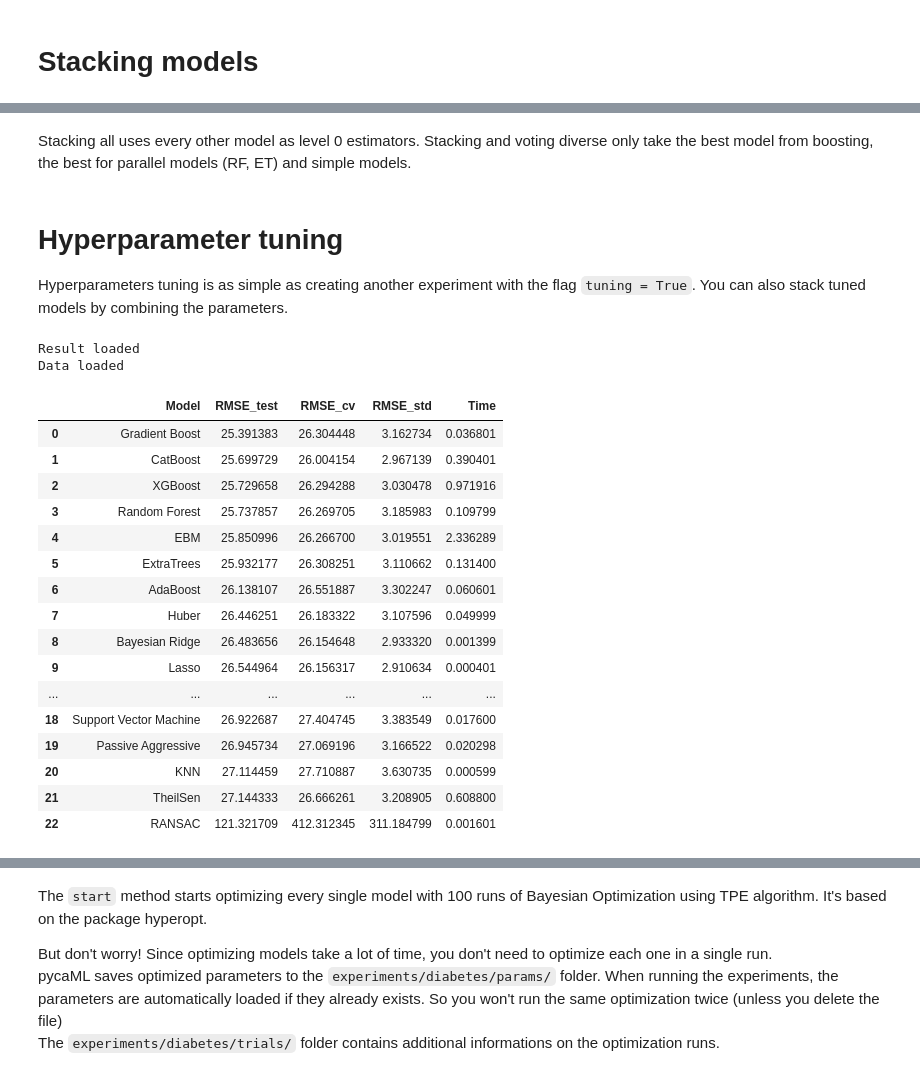
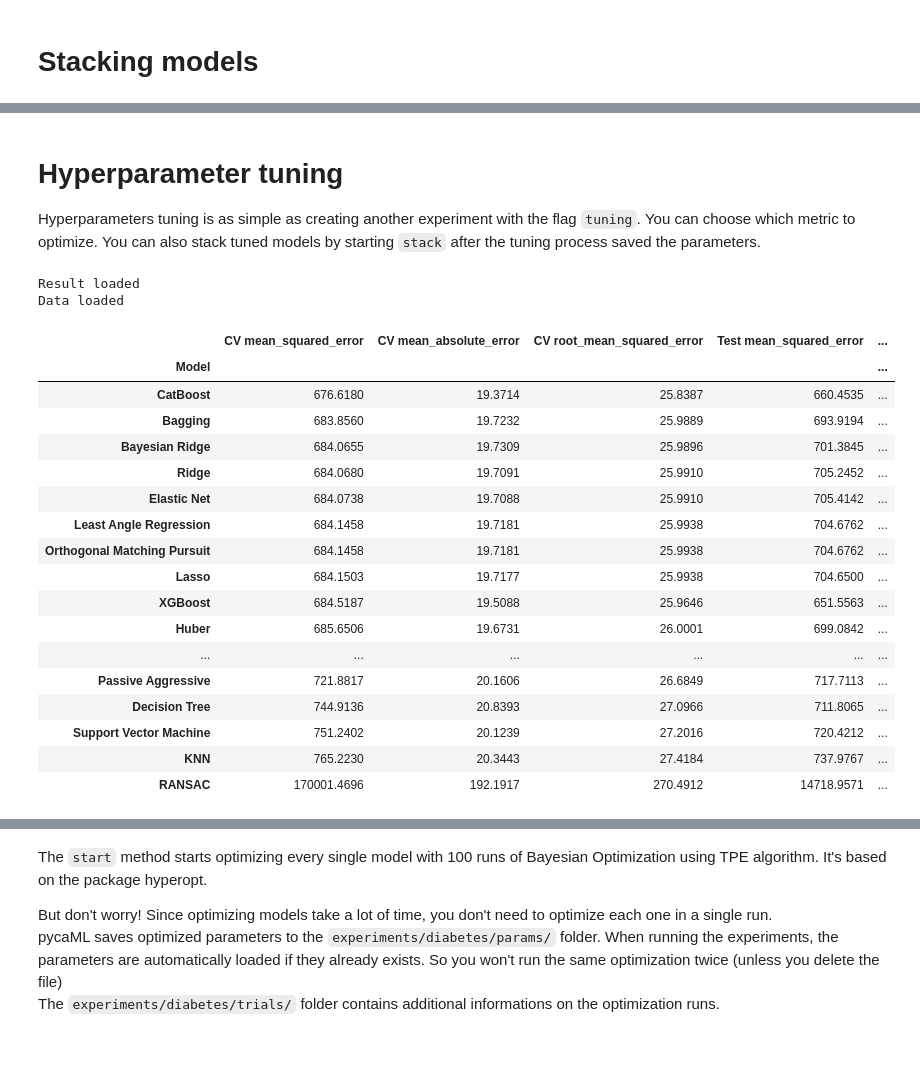
Before and after one commit to reese3222/pycaML, a Jupyter notebook: notebooks/regression_example/regression.ipynb, the cells around one changed output, grey strips where cells are left out. Saved outputs shown, nothing was run; the diff lists cells and outputs as text; code cells hidden in the pictures; blank space fills up the shorter version.

```diff
--- a/notebooks/regression_example/regression.ipynb
+++ b/notebooks/regression_example/regression.ipynb
@@ -69,32 +72,29 @@ Data loaded
-# %% [markdown]
-Stacking all uses every other model as level 0 estimators.
-Stacking and voting diverse only take the best model from boosting, the best for parallel models (RF, ET) and simple models.
 # %% [markdown]
 # Hyperparameter tuning
-Hyperparameters tuning is as simple as creating another experiment with the flag `tuning = True`. You can also stack tuned models by combining the parameters.
+Hyperparameters tuning is as simple as creating another experiment with the flag `tuning`. You can choose which metric to optimize. You can also stack tuned models by starting `stack` after the tuning process saved the parameters.
 # %%
-diabetes_tuned = RegressionExperiment(name = 'diabetes', tuning = True)
-#n_eval optional paramerer, default = 100
-diabetes_tuned.start(n_eval = 100)
+diabetes_tuned = RegressionExperiment(name = 'diabetes', tuning = 'mean_squared_error')
+diabetes_tuned.start()
 diabetes_tuned.result
 # %% [output]
 Result loaded
 Data loaded
-|  | Model | RMSE_test | RMSE_cv | RMSE_std | Time |
-| 0 | Gradient Boost | 25.391383 | 26.304448 | 3.162734 | 0.036801 |
-| 1 | CatBoost | 25.699729 | 26.004154 | 2.967139 | 0.390401 |
-| 2 | XGBoost | 25.729658 | 26.294288 | 3.030478 | 0.971916 |
-| 3 | Random Forest | 25.737857 | 26.269705 | 3.185983 | 0.109799 |
-| 4 | EBM | 25.850996 | 26.266700 | 3.019551 | 2.336289 |
-| 5 | ExtraTrees | 25.932177 | 26.308251 | 3.110662 | 0.131400 |
-| 6 | AdaBoost | 26.138107 | 26.551887 | 3.302247 | 0.060601 |
-| 7 | Huber | 26.446251 | 26.183322 | 3.107596 | 0.049999 |
-| 8 | Bayesian Ridge | 26.483656 | 26.154648 | 2.933320 | 0.001399 |
-| 9 | Lasso | 26.544964 | 26.156317 | 2.910634 | 0.000401 |
+|  | CV mean_squared_error | CV mean_absolute_error | CV root_mean_squared_error | Test mean_squared_error | ... |
+| Model |  |  |  |  | ... |
+| CatBoost | 676.6180 | 19.3714 | 25.8387 | 660.4535 | ... |
+| Bagging | 683.8560 | 19.7232 | 25.9889 | 693.9194 | ... |
+| Bayesian Ridge | 684.0655 | 19.7309 | 25.9896 | 701.3845 | ... |
+| Ridge | 684.0680 | 19.7091 | 25.9910 | 705.2452 | ... |
+| Elastic Net | 684.0738 | 19.7088 | 25.9910 | 705.4142 | ... |
+| Least Angle Regression | 684.1458 | 19.7181 | 25.9938 | 704.6762 | ... |
+| Orthogonal Matching Pursuit | 684.1458 | 19.7181 | 25.9938 | 704.6762 | ... |
+| Lasso | 684.1503 | 19.7177 | 25.9938 | 704.6500 | ... |
+| XGBoost | 684.5187 | 19.5088 | 25.9646 | 651.5563 | ... |
+| Huber | 685.6506 | 19.6731 | 26.0001 | 699.0842 | ... |
 | ... | ... | ... | ... | ... | ... |
-| 18 | Support Vector Machine | 26.922687 | 27.404745 | 3.383549 | 0.017600 |
-| 19 | Passive Aggressive | 26.945734 | 27.069196 | 3.166522 | 0.020298 |
-| 20 | KNN | 27.114459 | 27.710887 | 3.630735 | 0.000599 |
-| 21 | TheilSen | 27.144333 | 26.666261 | 3.208905 | 0.608800 |
-| 22 | RANSAC | 121.321709 | 412.312345 | 311.184799 | 0.001601 |
+| Passive Aggressive | 721.8817 | 20.1606 | 26.6849 | 717.7113 | ... |
+| Decision Tree | 744.9136 | 20.8393 | 27.0966 | 711.8065 | ... |
+| Support Vector Machine | 751.2402 | 20.1239 | 27.2016 | 720.4212 | ... |
+| KNN | 765.2230 | 20.3443 | 27.4184 | 737.9767 | ... |
+| RANSAC | 170001.4696 | 192.1917 | 270.4912 | 14718.9571 | ... |
 # %%
```
Also changed, not shown: parts of 5 cells of this notebook, 5 other files.
